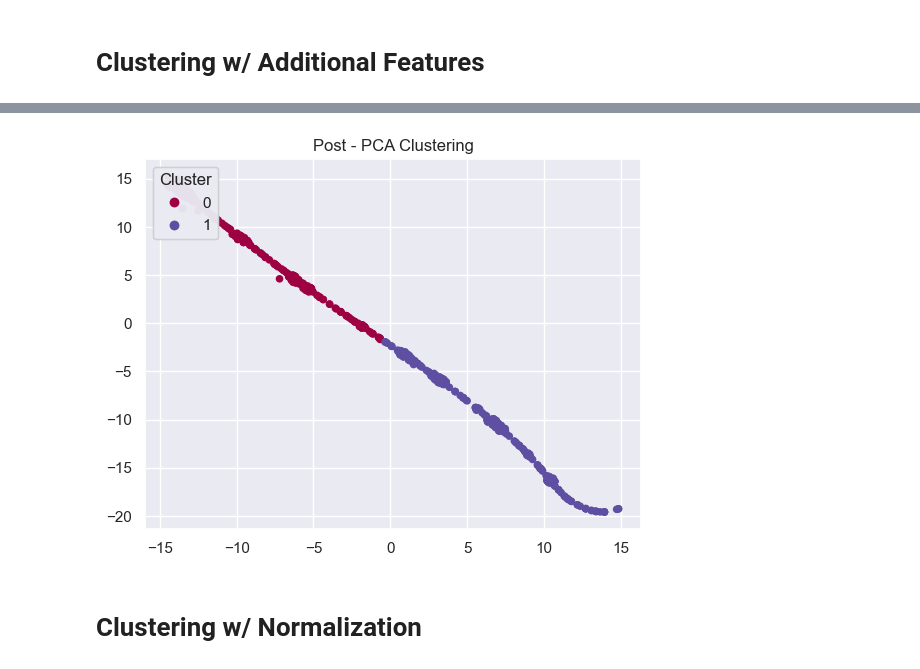
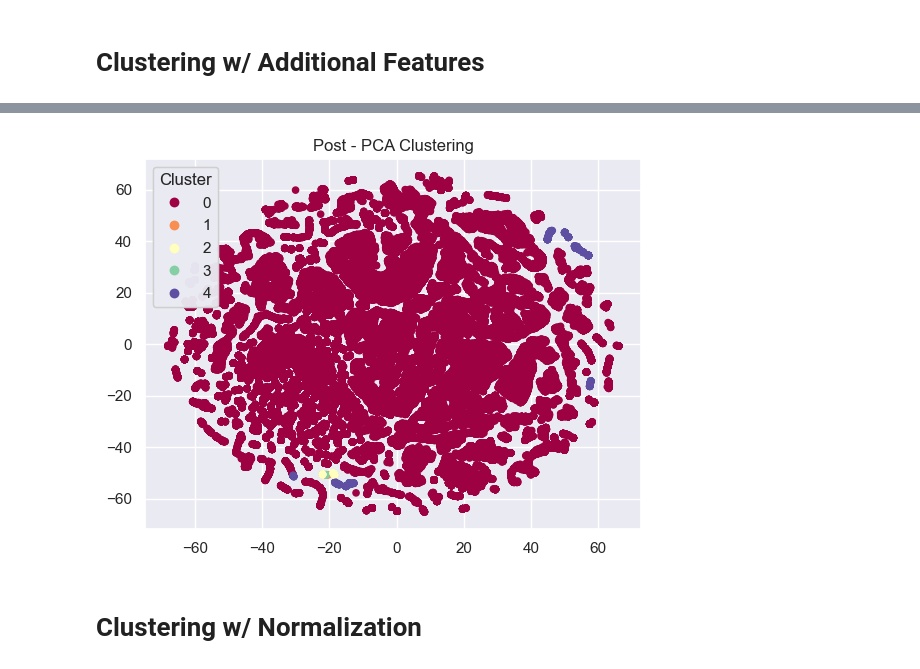
Before and after one commit to MuchoFunkable/wisdmai, a Jupyter notebook: Modeling/Twitter Model Influencer Score Fitting and Clustering copy.ipynb, the cells around one changed output, grey strips where cells are left out. Drawn from its saved outputs; the diff is of its cells as text; code cells hidden in the pictures.

```diff
--- a/Modeling/Twitter Model Influencer Score Fitting and Clustering copy.ipynb
+++ b/Modeling/Twitter Model Influencer Score Fitting and Clustering copy.ipynb
@@ -292,4 +443,4 @@ plt.title("Post - PCA Clustering");
 # %%
-dummies = pd.get_dummies(data = sentiment_df, columns = ['ticker', 'subreddit', 'sticked', 'author_verified', 'sentiment'])
+dummies = pd.get_dummies(data = cluster_df, columns = ['ticker', 'sentiment', 'quality', 'user.verified'])
 dummies.columns
 # %% [output]
@@ -302,5 +458,5 @@ Index(['post_title', 'content', 'upvotes', 'replies', 'author_comment_karma',
       dtype='object')
 # %%
-cluster_df = dummies.drop(['post_title', 'content', 'time', 'sticked_False', 'author_verified_False'], axis = 1)
+cluster_df = dummies.drop(['quality_False', 'user.verified_False' ], axis = 1)
 cluster_df.head()
 # %% [output]
@@ -312,0 +470,6 @@ cluster_df.head()
+# %%
+kmeans = KMeans(n_clusters= 5, random_state = 11)
+kmeans.fit(cluster_df)
+labels = kmeans.labels_
+cluster_df['cluster'] = labels
+cluster_df
@@ -315,21 +510,15 @@ data_embed = TSNE(n_components=2, perplexity=50, verbose=2, method='barnes_hut')
-# %%
-kmeans = KMeans(n_clusters= 2, random_state = 11)
-kmeans.fit(data_embed)
-labels = kmeans.labels_
 # %%
-clusters = ['Cluster 1', 'Cluster 2']
 x, y = data_embed[:, 0], data_embed[:, 1]
-
 
 fig, ax = plt.subplots()
 scatter = ax.scatter(x, y, c=labels, s=20 ,cmap="Spectral")
 
-legend = ax.legend(*scatter.legend_elements(num=1),
+legend = ax.legend(*scatter.legend_elements(num=4),
                     loc="upper left", title="Cluster")
 
 ax.add_artist(legend)
 plt.title("Post - PCA Clustering");
 # %% [output]
-[figure, old version]
+[figure, new version]
 # %% [markdown]
 # Clustering w/ Normalization
```
Also changed, not shown: parts of 40 cells of this notebook, 1 other file.
